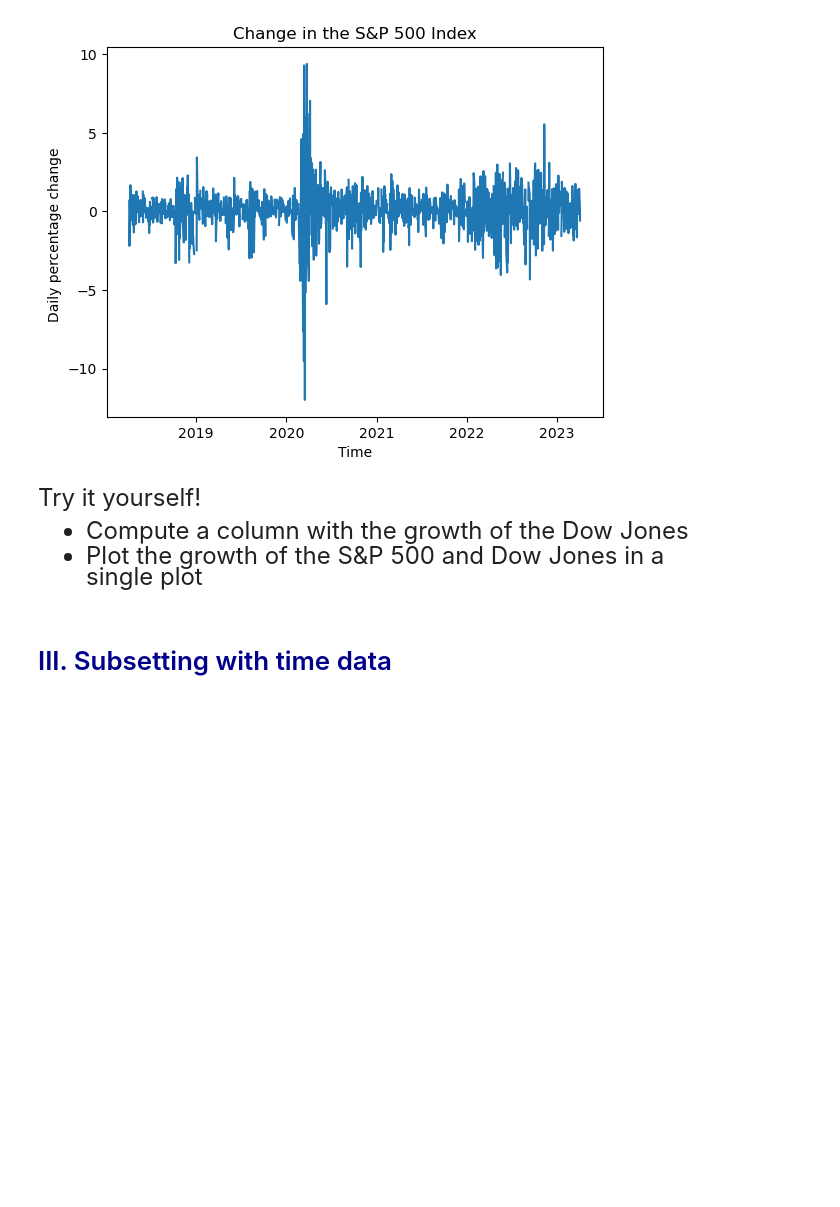
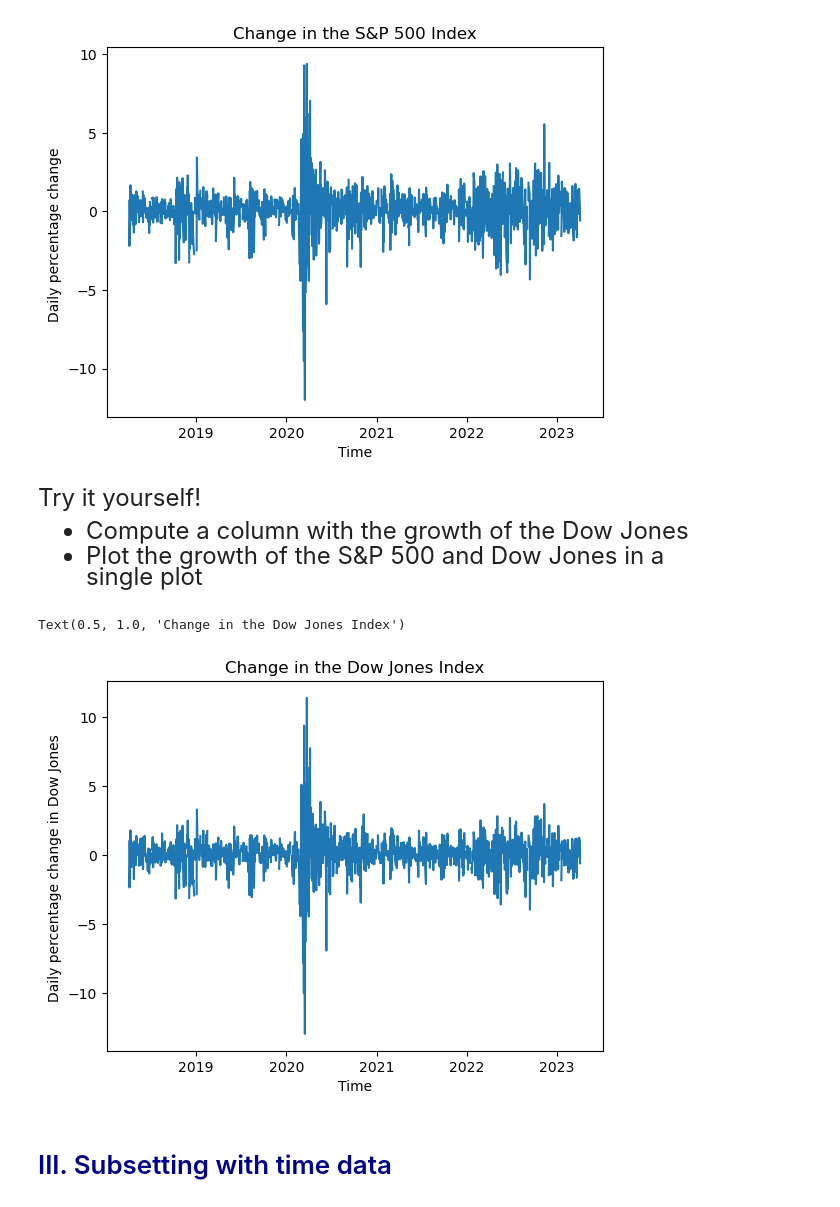
Before and after one commit to alejandrosanchezbecerra/qtm151spring2024, a Jupyter notebook: lecture_22/lecture_22.ipynb, the cells around one changed output. Cells and saved outputs as stored; diff of their text form; code cells hidden in the pictures; blank space fills up the shorter version.

```diff
--- a/lecture_22/lecture_22.ipynb
+++ b/lecture_22/lecture_22.ipynb
@@ -189,3 +187,17 @@ single plot
+# %%
+# Write your own code
+financial["diff_dowjones"] = financial["djia"].diff()
+financial["lag_dowjones"]    = financial["djia"].shift(1)
+financial["growth_dowjones"] = (financial["diff_dowjones"]/financial["lag_dowjones"])* 100
+
+plt.plot("date", "growth_dowjones",
+          data = financial)
+plt.xlabel("Time")
+plt.ylabel("Daily percentage change in Dow Jones ")
+plt.title("Change in the Dow Jones Index")
+# %% [output]
+Text(0.5, 1.0, 'Change in the Dow Jones Index')
+[figure, added]
 # %% [markdown]
 # <span style="color:darkblue"> III. Subsetting with time data </span>
 # %% [markdown]
```
Also changed, not shown: parts of 3 cells of this notebook, 2 other files.
